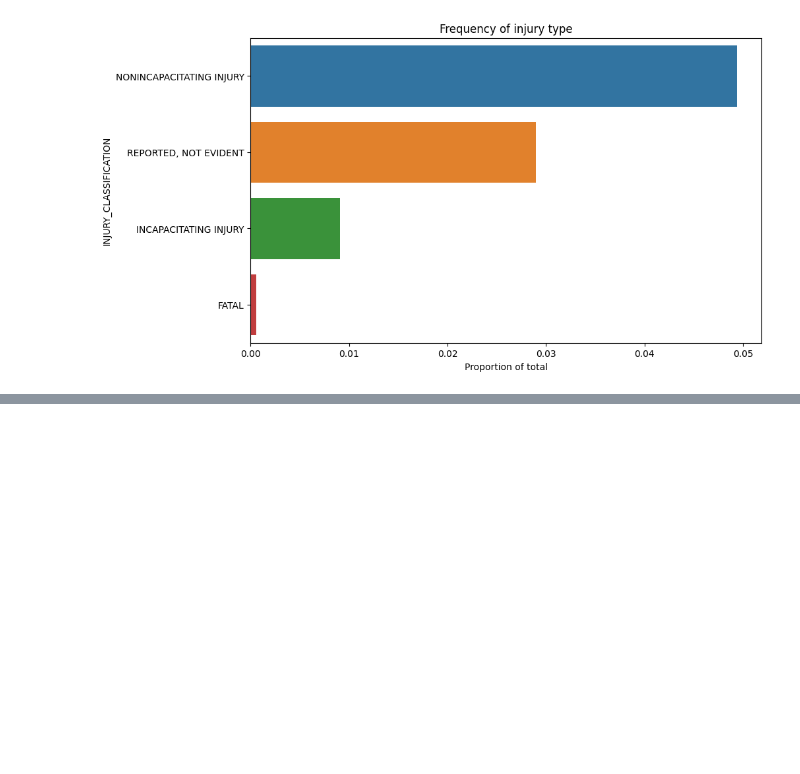
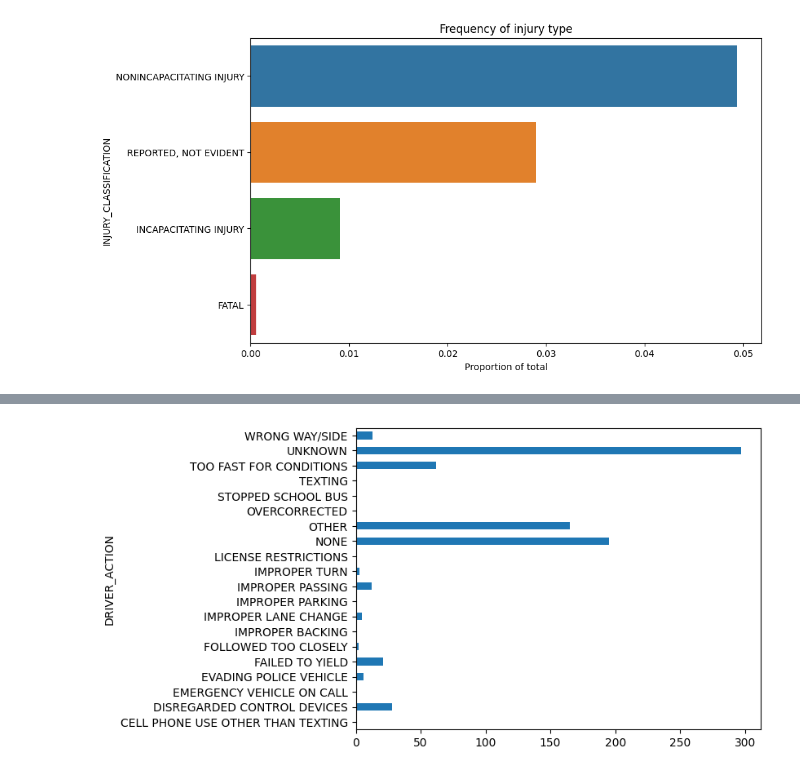
Before and after one commit to joakimTI/GROUP-5-PROJECT, a Jupyter notebook: chicago-crushes-prediction.ipynb, the cells around one changed output, grey strips where cells are left out. Saved outputs shown, nothing was run; the diff lists cells and outputs as text; code cells hidden in the pictures; blank space fills up the shorter version.

```diff
--- a/chicago-crushes-prediction.ipynb
+++ b/chicago-crushes-prediction.ipynb
@@ -385,0 +392,5 @@ plt.xlabel('Proportion of total');
+# %%
+# Driver action with fatalities
+pd.crosstab(people_.DRIVER_ACTION, people_.INJURY_CLASSIFICATION)['FATAL'].plot.barh();
+# %% [output]
+[figure, added]
```
Also changed, not shown: parts of 13 cells of this notebook.
